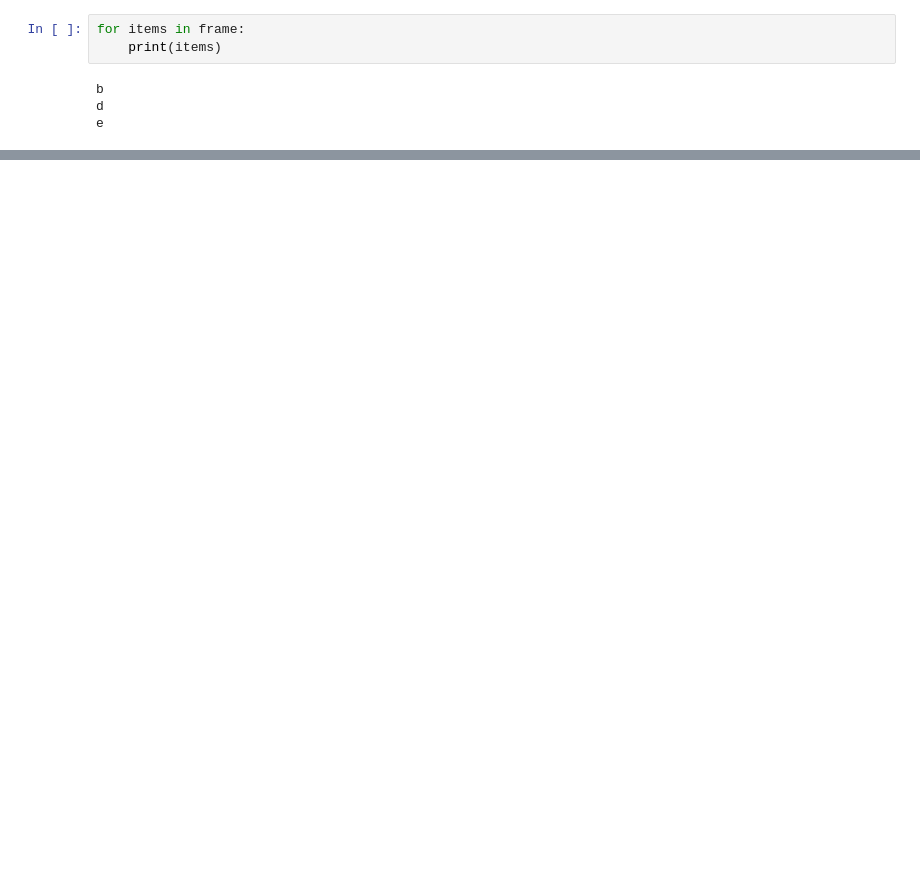
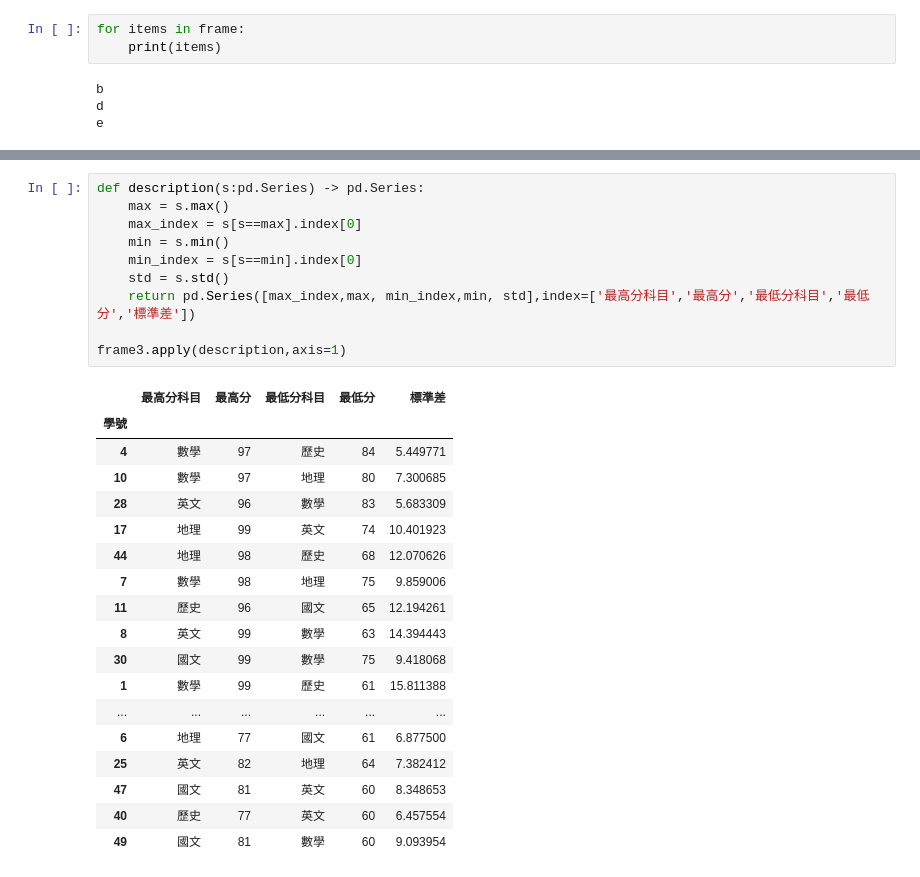
Before and after one commit to spinomics/2023_0723_am, a Jupyter notebook: lesson 20_1.ipynb, the cells around one changed output, grey strips where cells are left out. Saved outputs shown, nothing was run; the diff lists cells and outputs as text; blank space fills up the shorter version.

```diff
--- a/lesson 20_1.ipynb
+++ b/lesson 20_1.ipynb
@@ -84,0 +218,29 @@ dtype: float64
+# %%
+def description(s:pd.Series) -> pd.Series:
+    max = s.max()
+    max_index = s[s==max].index[0]
+    min = s.min()
+    min_index = s[s==min].index[0]
+    std = s.std()
+    return pd.Series([max_index,max, min_index,min, std],index=['最高分科目','最高分','最低分科目','最低分','標準差'])
+
+frame3.apply(description,axis=1)
+# %% [output]
+|  | 最高分科目 | 最高分 | 最低分科目 | 最低分 | 標準差 |
+| 學號 |  |  |  |  |  |
+| 4 | 數學 | 97 | 歷史 | 84 | 5.449771 |
+| 10 | 數學 | 97 | 地理 | 80 | 7.300685 |
+| 28 | 英文 | 96 | 數學 | 83 | 5.683309 |
+| 17 | 地理 | 99 | 英文 | 74 | 10.401923 |
+| 44 | 地理 | 98 | 歷史 | 68 | 12.070626 |
+| 7 | 數學 | 98 | 地理 | 75 | 9.859006 |
+| 11 | 歷史 | 96 | 國文 | 65 | 12.194261 |
+| 8 | 英文 | 99 | 數學 | 63 | 14.394443 |
+| 30 | 國文 | 99 | 數學 | 75 | 9.418068 |
+| 1 | 數學 | 99 | 歷史 | 61 | 15.811388 |
+| ... | ... | ... | ... | ... | ... |
+| 6 | 地理 | 77 | 國文 | 61 | 6.877500 |
+| 25 | 英文 | 82 | 地理 | 64 | 7.382412 |
+| 47 | 國文 | 81 | 英文 | 60 | 8.348653 |
+| 40 | 歷史 | 77 | 英文 | 60 | 6.457554 |
+| 49 | 國文 | 81 | 數學 | 60 | 9.093954 |
```
Also changed, not shown: parts of 14 cells of this notebook, 1 other file.
